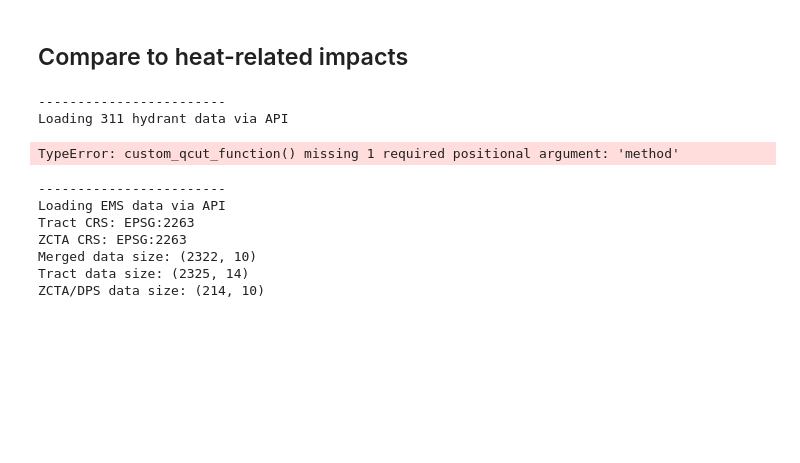
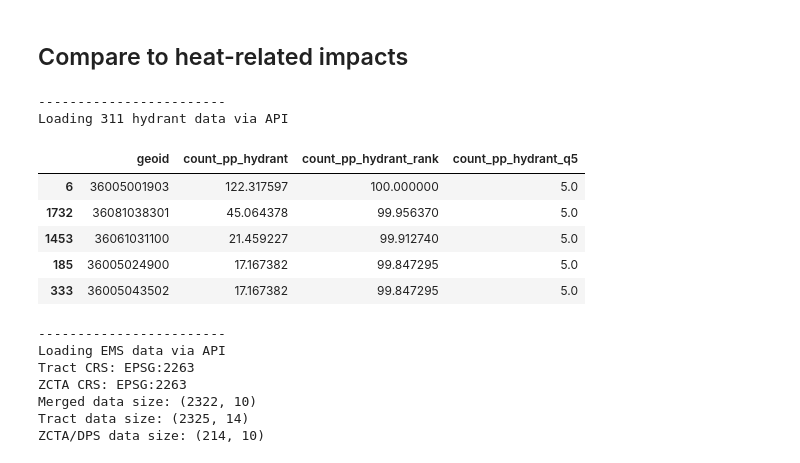
Before and after one commit to jennahgosciak/ScrutinizingIndexRiskAssessments, a Jupyter notebook: analysis.ipynb, the cells around one changed output. Saved outputs shown, nothing was run; the diff lists cells and outputs as text; code cells hidden in the pictures; blank space fills up the shorter version.

```diff
--- a/analysis.ipynb
+++ b/analysis.ipynb
@@ -1654,10 +1658,15 @@ plt.show();
 # %%
 gdf_311_summ = load_311(tract_geo, load_impacts=load_impacts)
-gdf_311_summ = create_311_grid(gdf_311_summ, tract_geo, dec_gdf)
+gdf_311_summ = create_311_grid(gdf_311_summ, tract_geo, dec_gdf, rank_method=rank_method)
 gdf_311_summ.sort_values("count_pp_hydrant", ascending=False).head()
 # %% [output]
 ------------------------
 Loading 311 hydrant data via API
-TypeError: custom_qcut_function() missing 1 required positional argument: 'method'
+|  | geoid | count_pp_hydrant | count_pp_hydrant_rank | count_pp_hydrant_q5 |
+| 6 | 36005001903 | 122.317597 | 100.000000 | 5.0 |
+| 1732 | 36081038301 | 45.064378 | 99.956370 | 5.0 |
+| 1453 | 36061031100 | 21.459227 | 99.912740 | 5.0 |
+| 185 | 36005024900 | 17.167382 | 99.847295 | 5.0 |
+| 333 | 36005043502 | 17.167382 | 99.847295 | 5.0 |
 # %%
 df_ems_summ = load_ems(load_impacts=load_impacts)
```
Also changed, not shown: parts of 7 cells of this notebook, 19 other files.
